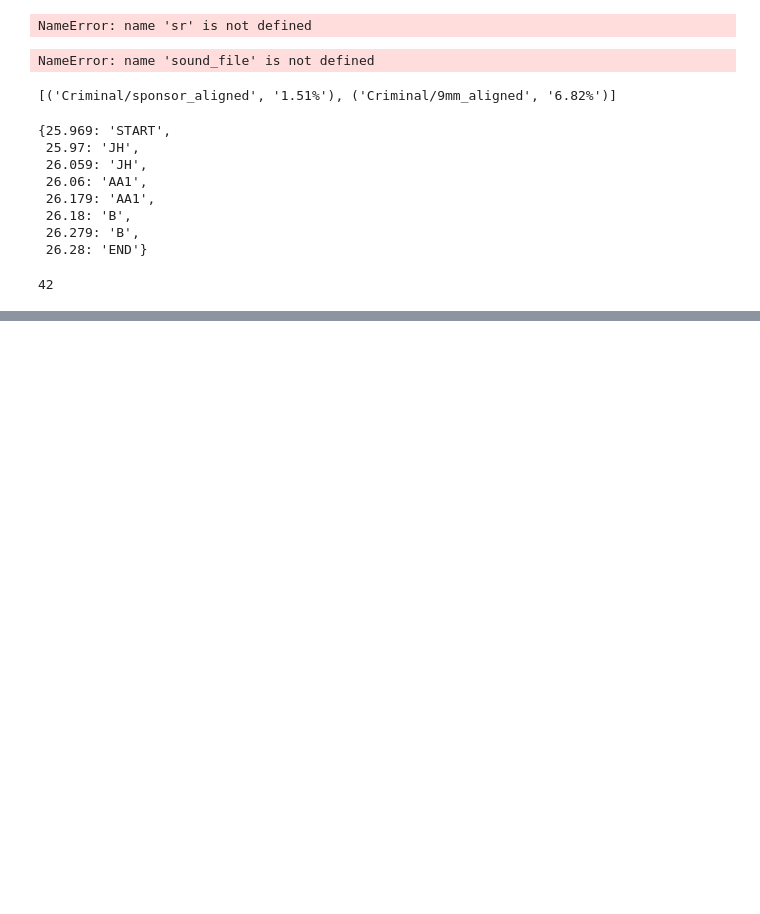
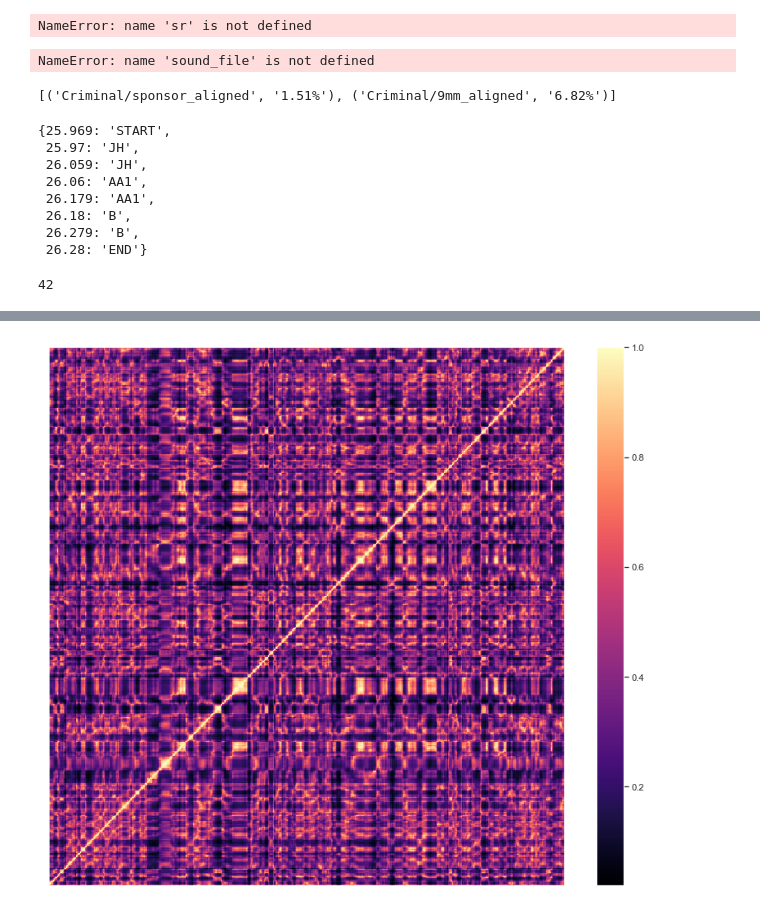
Before and after one commit to mau5Kol/Rhyme-Detection, a Jupyter notebook: src/quantify_test.ipynb, the cells around one changed output, grey strips where cells are left out. Drawn from its saved outputs; the diff is of its cells as text; code cells hidden in the pictures; blank space fills up the shorter version.

Commit message:
modify the distance metrics and recompute the ssm on audio features

```diff
--- a/src/quantify_test.ipynb
+++ b/src/quantify_test.ipynb
@@ -805,0 +729,9 @@ frames, count
+# %%
+sub_mfcc = mfcc_feature[:,start_frame:end_frame]
+# %%
+def plot_matrix(m):
+    '''
+        Plot the matrix
+    '''
+    librosa.display.specshow(m)
+    plt.colorbar()
@@ -805,0 +741,5 @@ frames, count
+# %%
+distance_matrix = sci.spatial.distance.cdist(sub_mfcc.T, sub_mfcc.T, metric='seuclidean')
+# %%
+# gaussian kernel
+sub_mfcc_ssm = np.exp(-distance_matrix ** 2 / np.median(distance_matrix) ** 2)
@@ -805,0 +762,4 @@ frames, count
+# %%
+plot_matrix(sub_mfcc_ssm)
+# %% [output]
+[figure, added]
```
Also changed, not shown: parts of 41 cells of this notebook.
